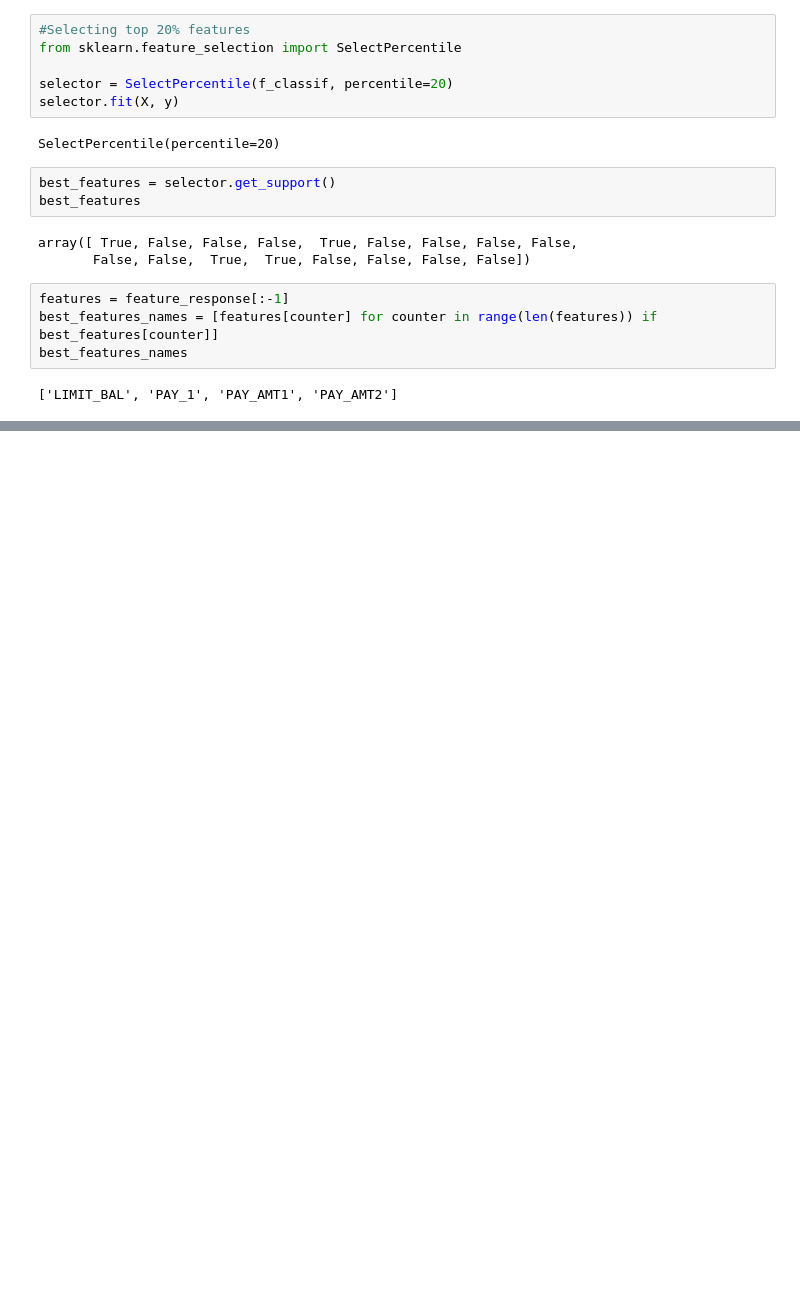
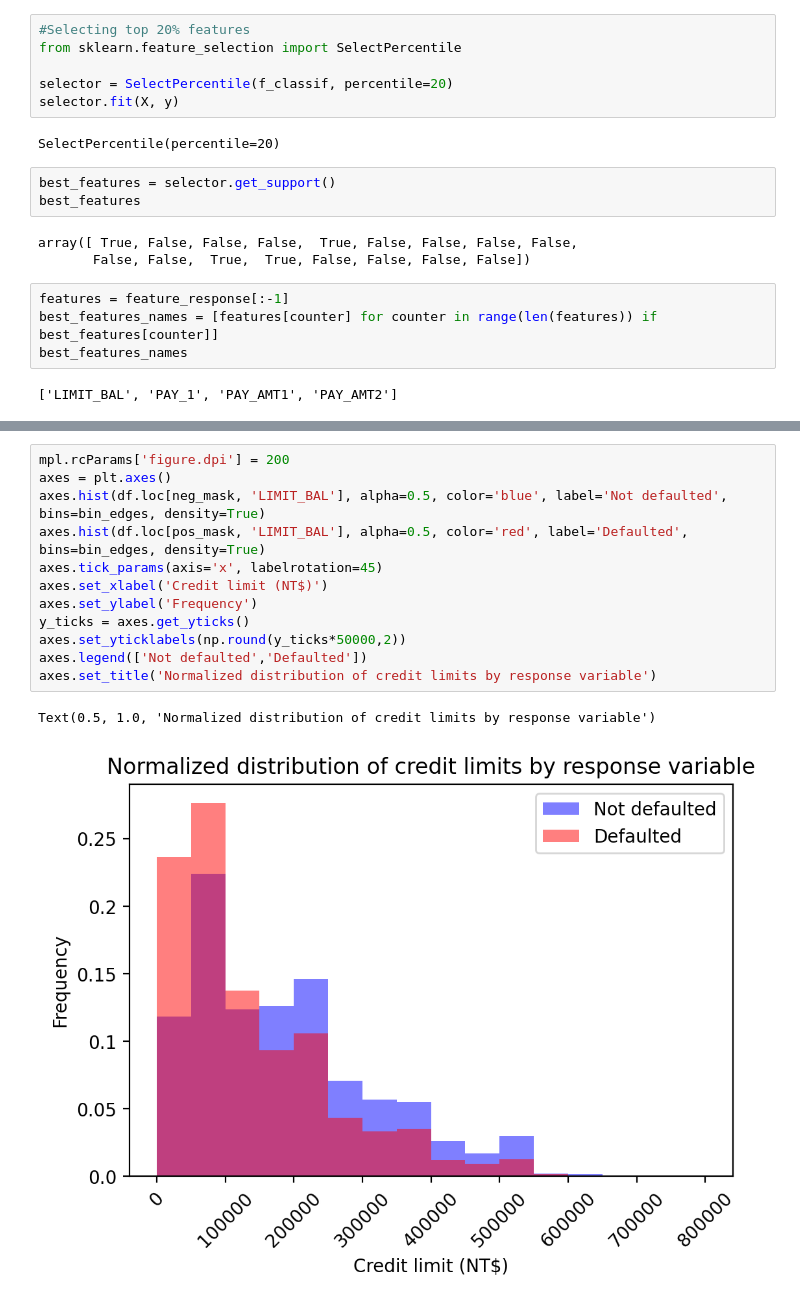
Before and after one commit to cbvreis/Book_Data-Science-Projects-with-Python-P, a Jupyter notebook: notebooks/chapter3.ipynb, the cells around one changed output, grey strips where cells are left out. Drawn from its saved outputs; the diff is of its cells as text; blank space fills up the shorter version.

```diff
--- a/notebooks/chapter3.ipynb
+++ b/notebooks/chapter3.ipynb
@@ -154,0 +229,15 @@ best_features_names
+# %%
+mpl.rcParams['figure.dpi'] = 200
+axes = plt.axes()
+axes.hist(df.loc[neg_mask, 'LIMIT_BAL'], alpha=0.5, color='blue', label='Not defaulted', bins=bin_edges, density=True)
+axes.hist(df.loc[pos_mask, 'LIMIT_BAL'], alpha=0.5, color='red', label='Defaulted', bins=bin_edges, density=True)
+axes.tick_params(axis='x', labelrotation=45)
+axes.set_xlabel('Credit limit (NT$)')
+axes.set_ylabel('Frequency')
+y_ticks = axes.get_yticks()
+axes.set_yticklabels(np.round(y_ticks*50000,2))
+axes.legend(['Not defaulted','Defaulted'])
+axes.set_title('Normalized distribution of credit limits by response variable')
+# %% [output]
+Text(0.5, 1.0, 'Normalized distribution of credit limits by response variable')
+[figure, added]
```
Also changed, not shown: parts of 11 cells of this notebook.
